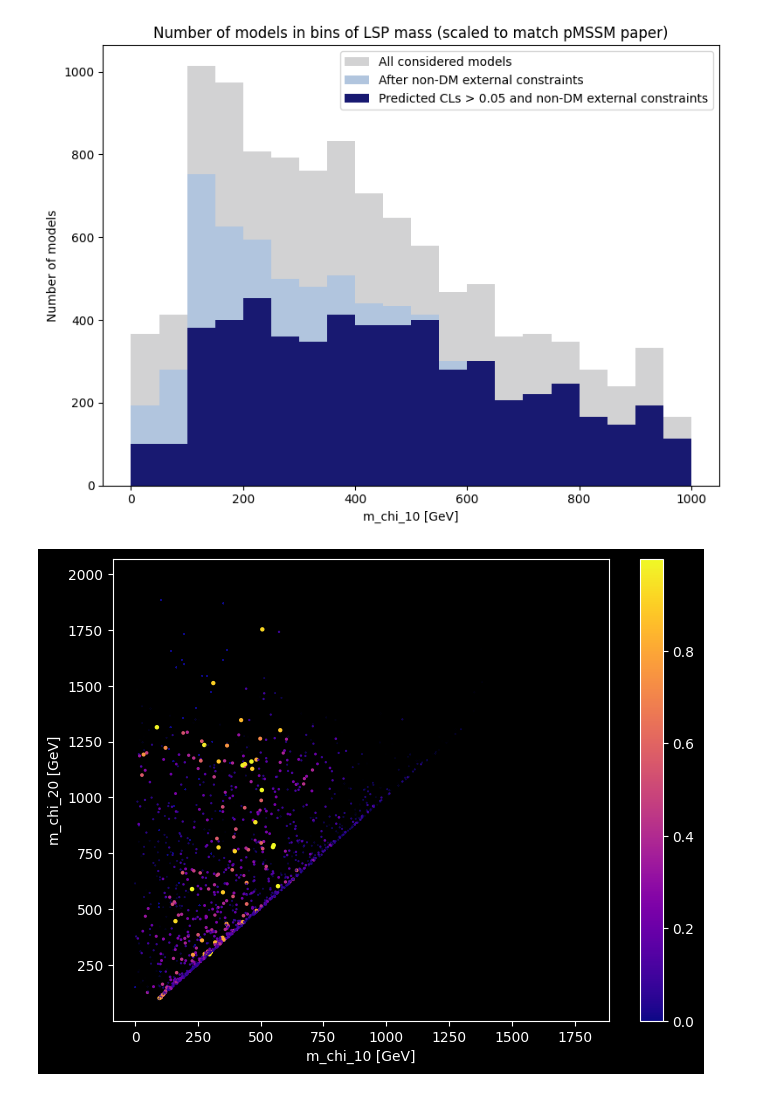
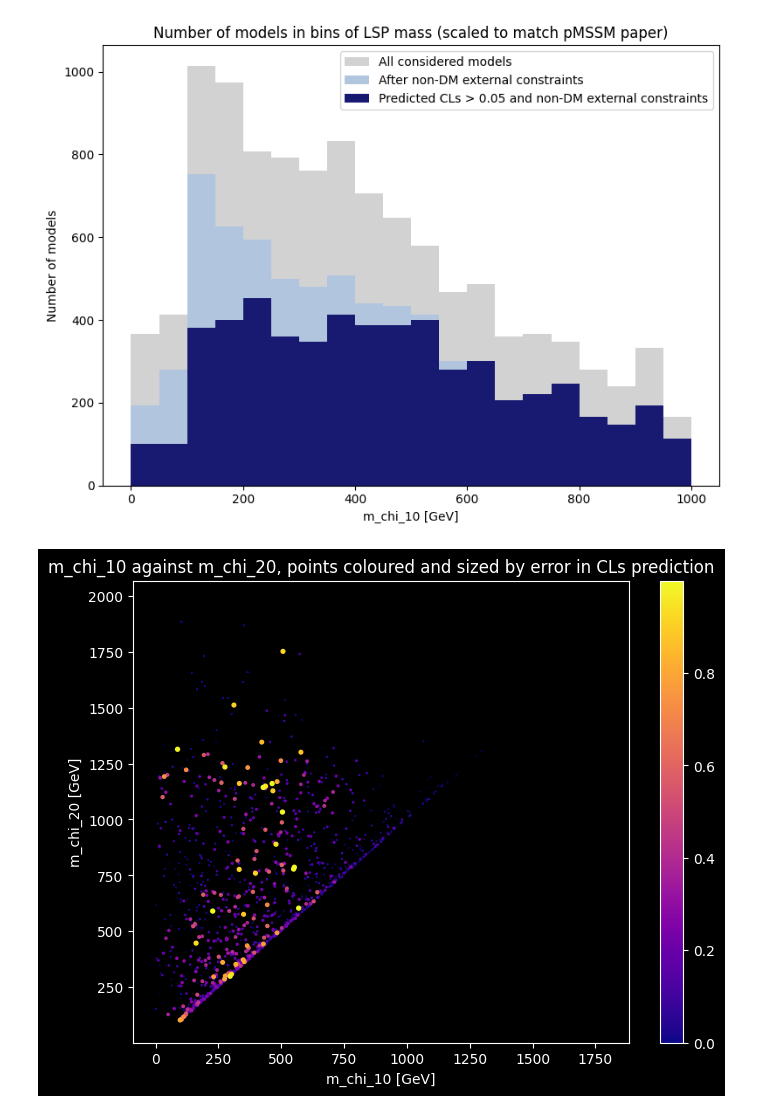
Before and after one commit to benvlasto/MPhys-Project, a Jupyter notebook: notebooks/producing_plots_with_4l_128n_75e_MAE_predictor.ipynb, the cells around one changed output. Cells and saved outputs as stored; diff of their text form; code cells hidden in the pictures.

```diff
--- a/notebooks/producing_plots_with_4l_128n_75e_MAE_predictor.ipynb
+++ b/notebooks/producing_plots_with_4l_128n_75e_MAE_predictor.ipynb
@@ -76,38 +76,39 @@ def scatter_plot_of_MAE(df):
 
     sorted_df = df
     sorted_df["abs_error"] = abs(df["Final__CLs"] - df["Predicted_Final__CLs"])
-    sorted_df.sort_values(by='abs_error', ascending=True)
+    sorted_df = sorted_df.sort_values(by='abs_error')
 
     # Get 1st and 2nd neutralino masses for each SUSY model
     m_chi_10 = sorted_df["m_chi_10"]
     m_chi_20 = sorted_df["m_chi_20"]
 
     # Get error in CLs prediction for each model
     abs_pred_error = sorted_df['abs_error']
 
-    # Identify models for which error is small (i.e. prediction is good)
+    # Identify models for which error is large (i.e. prediction is bad)
     large_errors = abs_pred_error > 0.02
 
-    #plt.style.use('default')
     plt.style.use('dark_background')
 
     plt.figure(figsize=(8,6))
-    plt.scatter(m_chi_10, m_chi_20, c=abs_pred_error, cmap='plasma', s=abs_pred_error*5)
+    plt.scatter(m_chi_10, m_chi_20, c=abs_pred_error, cmap='plasma', s=abs_pred_error*8) #s=abs_pred_error*5
     plt.xlabel('m_chi_10 [GeV]')
     plt.ylabel('m_chi_20 [GeV]')
     plt.colorbar()
+    plt.title('m_chi_10 against m_chi_20, points coloured and sized by error in CLs prediction')
+    #plt.savefig('../plots/CLs_predictor_performance/4l_128n_75e_MAE_plots/scatter_plot_coloured_by_CLs_error.png')
 
     '''
     plt.figure(figsize=(8,6))
     plt.scatter(m_chi_10[large_errors], m_chi_20[large_errors], c=abs_pred_error[large_errors], cmap='plasma', s=abs_pred_error[large_errors]*10)
     plt.xlabel('m_chi_10 [GeV]')
     plt.ylabel('m_chi_20 [GeV]')
     plt.colorbar()
     '''
 
 scatter_plot_of_MAE(df=output_df)
 # %% [output]
-[figure, old version]
+[figure, new version]
 # %%
 def convert_to_heatmap_form(data: [[int]]) -> np.array:
 
```
Also changed, not shown: parts of 1 cell of this notebook, 6 other files.
